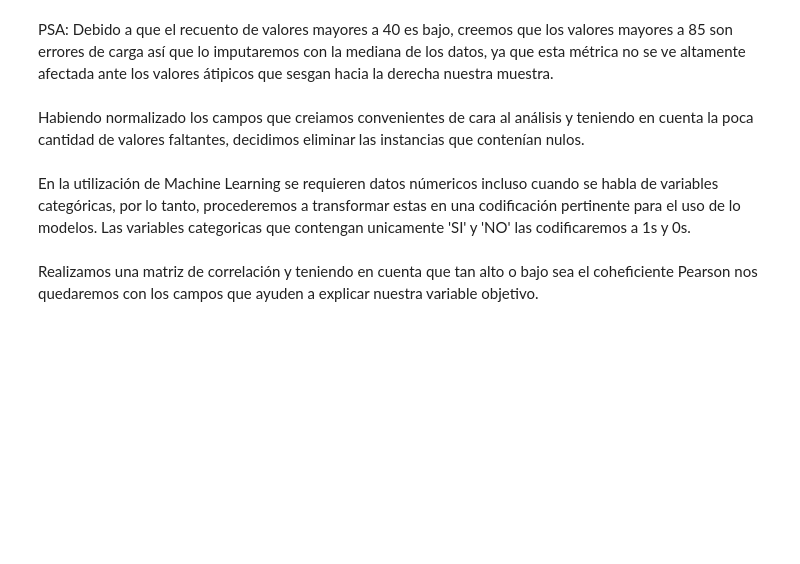
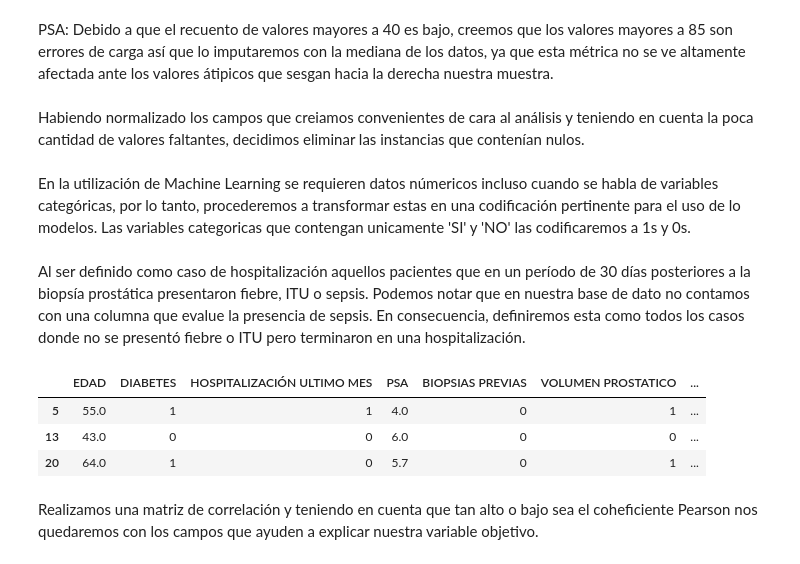
Before and after one commit to whipped-coffee/M06-Proyecto-Integrador-Machine-Learning, a Jupyter notebook: OriginalData/EDA.ipynb, the cells around one changed output. Drawn from its saved outputs; the diff is of its cells as text; code cells hidden in the pictures; blank space fills up the shorter version.

```diff
--- a/OriginalData/EDA.ipynb
+++ b/OriginalData/EDA.ipynb
@@ -116,2 +121,4 @@ categorical01 = ['DIABETES','HOSPITALIZACIÓN ULTIMO MES','BIOPSIAS PREVIAS','VO
 for feature in categorical01:
     dataHosp[feature] = pd.Categorical(dataHosp[feature]).codes
+# %% [markdown]
+Al ser definido como caso de hospitalización aquellos pacientes que en un período de 30 días posteriores a la biopsía prostática presentaron fiebre, ITU o sepsis. Podemos notar que en nuestra base de dato no contamos con una columna que evalue la presencia de sepsis. En consecuencia, definiremos esta como todos los casos donde no se presentó fiebre o ITU pero terminaron en una hospitalización.
@@ -117,0 +128,7 @@ for feature in categorical01:
+# %%
+dataHosp.loc[dataHosp['SEPSIS'] == 1]
+# %% [output]
+|  | EDAD | DIABETES | HOSPITALIZACIÓN ULTIMO MES | PSA | BIOPSIAS PREVIAS | VOLUMEN PROSTATICO | ... |
+| 5 | 55.0 | 1 | 1 | 4.0 | 0 | 1 | ... |
+| 13 | 43.0 | 0 | 0 | 6.0 | 0 | 0 | ... |
+| 20 | 64.0 | 1 | 0 | 5.7 | 0 | 1 | ... |
```
Also changed, not shown: parts of 14 cells of this notebook, 4 other files.
